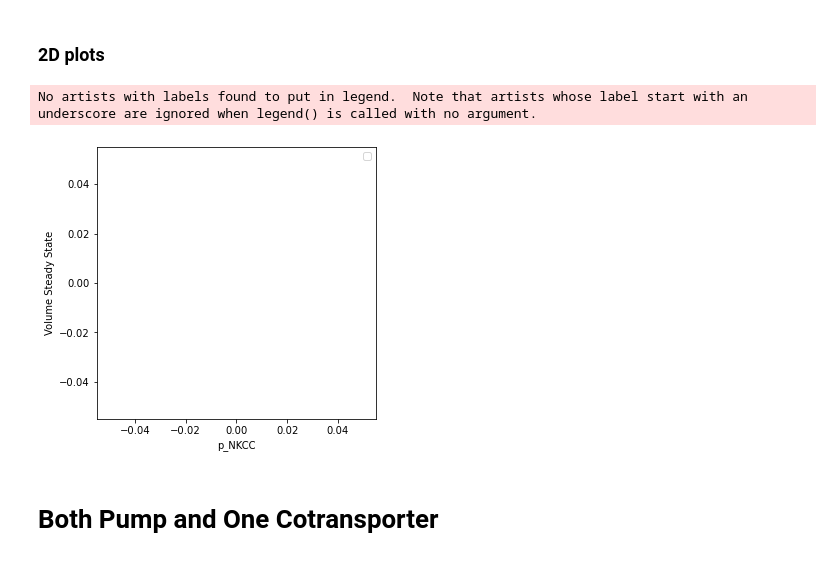
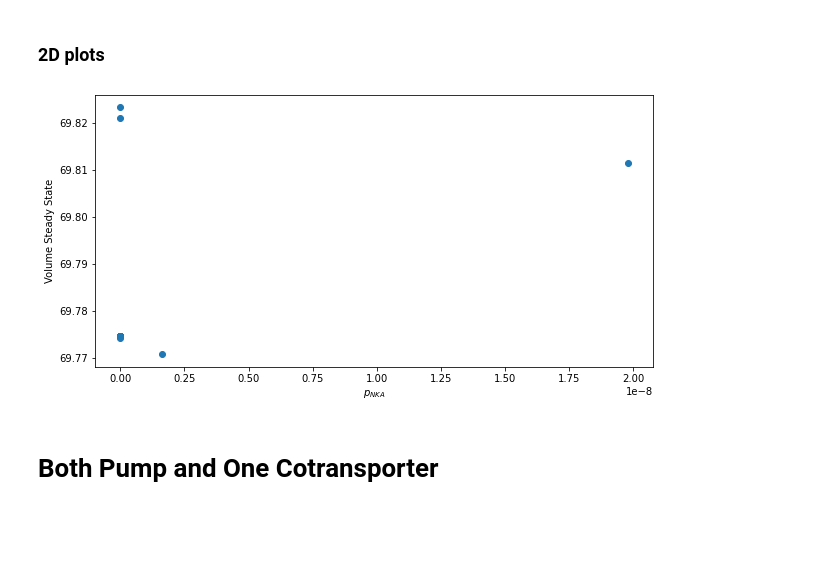
Before and after one commit to kerry-tarrant/Pump-Leak, a Jupyter notebook: approximate steady state/pump-model.ipynb, the cells around one changed output. Drawn from its saved outputs; the diff is of its cells as text; code cells hidden in the pictures; blank space fills up the shorter version.

Commit message:
updating parameter rates; all jptr nbs

```diff
--- a/approximate steady state/pump-model.ipynb
+++ b/approximate steady state/pump-model.ipynb
@@ -295,7 +295,7 @@ The array **group_2** is the same shape as **group_1** with unifromly distribute
 ## NKCC
 # %%
 # Number of samples
-Nsamples = 1000
+Nsamples = 100
 
 # Minimum, maximum, and baseline parameter values.
 pnka_min = 0
@@ -304,20 +304,20 @@ pkcc_min = 0
 pncc_min = 0
 dummy_min = 1
 p_min = np.array([pnka_min])
-pnka_max = 10*pnka
-pnkcc_max = 2.5*pnkcc
-pkcc_max = 0.25*pkcc
+pnka_max = 0.0016*pnka
+pnkcc_max = 100*pnkcc
+pkcc_max = 10*pkcc
 pncc_max = 0.015*pncc
 dummy_max = 10
 p_max = np.array([pnka_max])
 dummy = 1
-baseline = np.array([pnkcc])
+baseline = np.array([pnka])
 
 # Number of parameters
 Nparams = len(p_min)
 
 # Initial sample A
-threshold = 1e+301
+threshold = 1e+100
 A = np.zeros((Nsamples,Nparams))
 for index in range(Nparams):
     A[:,index] = LHS_Call(p_min[index],
@@ -329,11 +329,14 @@ for index in range(Nparams):
                           threshold)
 
 # Simulate baseline model output for each row of LHS matrix.
-Y_A = np.zeros((Nsamples,1))
-NaN_mask_array = np.zeros(Nsamples, dtype=int)
+Y_A = np.zeros(Nsamples)
+NaN_mask_array = np.zeros_like(Y_A,dtype=int).flatten()
 for index in range(Nsamples):
     parameter_point = A[index].copy()
-    params.pnkcc = parameter_point[0]
+    params.pnka  = parameter_point[0]
+    params.pnkcc = 0
+    params.pkcc  = 0
+    params.pncc  = 0
     Y_A[index], NaN_mask_array[index] = CollectSample(params)
-
-Y_A = 100*Y_A/wA0
+    if ((index/Nsamples) % 10)==0:
+        print(index,'out of',Nsamples*len(p_min))
@@ -362,22 +347,21 @@ print(Y_A)
 # %%
 ## Plotting in 2D
 
-x_ax = (A[NaN_mask_array]).flatten()
-y_ax = (Y_A[NaN_mask_array]).flatten()
+x_ax = (A[NaN_mask_array==1])/Ar1
+y_ax = Y_A[NaN_mask_array==1]
 
-plt.figure(figsize=(5,5))
+plt.figure(figsize=(10,5))
 
-for index in range(Nsamples):
-    plt.plot(x_ax[index], y_ax[index])
+plt.scatter(x_ax, y_ax)
 
-plt.xlabel('p_NKCC')
+plt.xlabel('$p_{NKA}$')
+# plt.xticks(np.arange())
 plt.ylabel('Volume Steady State')
-plt.legend(loc='best')
+# plt.legend(loc='best')
 
 plt.show()
 # %% [output]
-No artists with labels found to put in legend.  Note that artists whose label start with an underscore are ignored when legend() is called with no argument.
-[figure, old version]
+[figure, new version]
 # %% [markdown]
 # Both Pump and One Cotransporter
 # %% [markdown]
```
Also changed, not shown: parts of 4 cells of this notebook, 3 other files.
